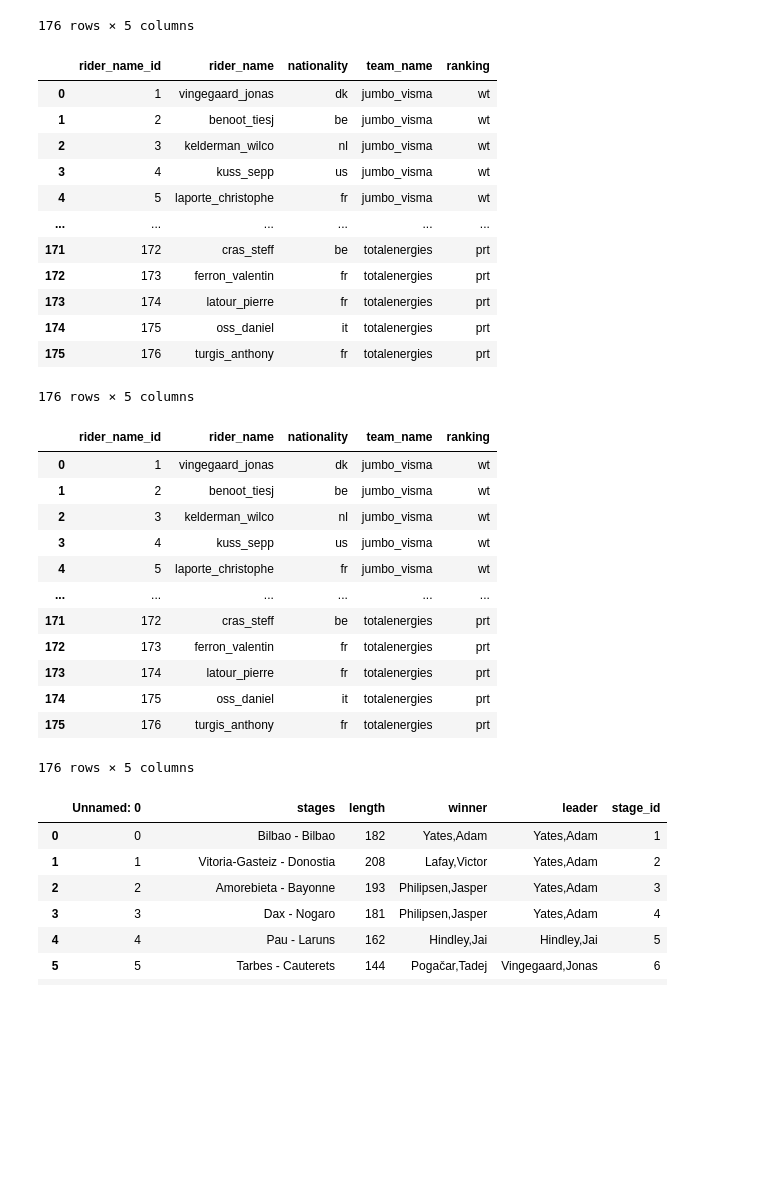
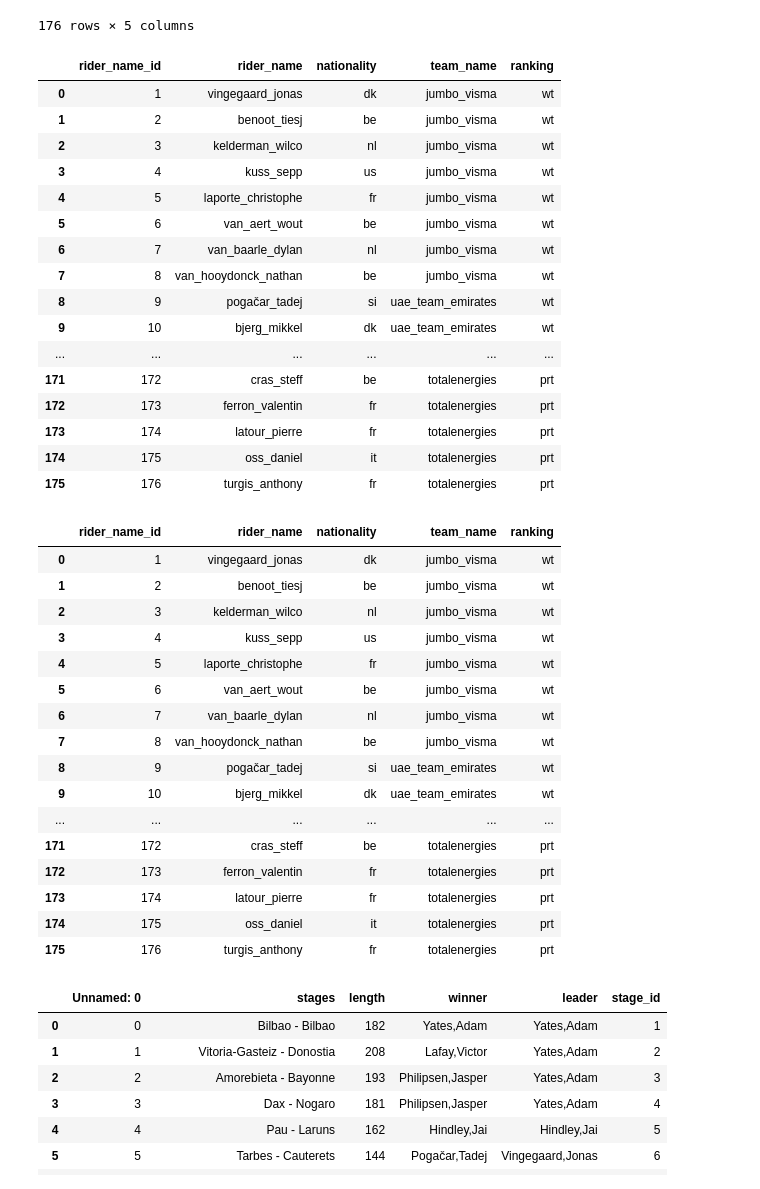
Before and after one commit to luisgh87/w4-project_ETL, a Jupyter notebook: le_grande_boucle.ipynb, the cells around one changed output. Cells and saved outputs as stored; diff of their text form; code cells hidden in the pictures; blank space fills up the shorter version.

```diff
--- a/le_grande_boucle.ipynb
+++ b/le_grande_boucle.ipynb
@@ -1330,40 +1330,50 @@ startlist_df
 # cambiar los elementos de la columna "team_name" a minusculas
 
 startlist_df['team_name'] = startlist_df['team_name'].str.lower()
 
 startlist_df
 
 # eliminar los espaciones y los guiones de "team_name" y cambarlos por guiones bajos
 
 startlist_df['team_name'] = startlist_df['team_name'].str.replace(' ', '_').str.replace('-', '_')
 
 startlist_df
 
 # eliminar los guiones bajos del final de los elementos de la columna "team_name"
 
 startlist_df['team_name'] = startlist_df['team_name'].str.rstrip('_')
 
 startlist_df
 
 # cambiar los dobres guiones bajos por un solo guion bajo
 
 startlist_df['team_name'] = startlist_df['team_name'].str.replace('__', '_')
 
 startlist_df
+
+# mostrar todo el dataframe
+
+pd.set_option('display.max_rows', None)
+
+startlist_df
 # %% [output]
 |  | rider_name_id | rider_name | nationality | team_name | ranking |
 | 0 | 1 | vingegaard_jonas | dk | jumbo_visma | wt |
 | 1 | 2 | benoot_tiesj | be | jumbo_visma | wt |
 | 2 | 3 | kelderman_wilco | nl | jumbo_visma | wt |
 | 3 | 4 | kuss_sepp | us | jumbo_visma | wt |
 | 4 | 5 | laporte_christophe | fr | jumbo_visma | wt |
+| 5 | 6 | van_aert_wout | be | jumbo_visma | wt |
+| 6 | 7 | van_baarle_dylan | nl | jumbo_visma | wt |
+| 7 | 8 | van_hooydonck_nathan | be | jumbo_visma | wt |
+| 8 | 9 | pogačar_tadej | si | uae_team_emirates | wt |
+| 9 | 10 | bjerg_mikkel | dk | uae_team_emirates | wt |
 | ... | ... | ... | ... | ... | ... |
 | 171 | 172 | cras_steff | be | totalenergies | prt |
 | 172 | 173 | ferron_valentin | fr | totalenergies | prt |
 | 173 | 174 | latour_pierre | fr | totalenergies | prt |
 | 174 | 175 | oss_daniel | it | totalenergies | prt |
 | 175 | 176 | turgis_anthony | fr | totalenergies | prt |
-176 rows × 5 columns
 # %%
 # cambiar los elementos de la columna "nationality" a minusculas
 
@@ -1377,13 +1387,17 @@ startlist_df
 | 2 | 3 | kelderman_wilco | nl | jumbo_visma | wt |
 | 3 | 4 | kuss_sepp | us | jumbo_visma | wt |
 | 4 | 5 | laporte_christophe | fr | jumbo_visma | wt |
+| 5 | 6 | van_aert_wout | be | jumbo_visma | wt |
+| 6 | 7 | van_baarle_dylan | nl | jumbo_visma | wt |
+| 7 | 8 | van_hooydonck_nathan | be | jumbo_visma | wt |
+| 8 | 9 | pogačar_tadej | si | uae_team_emirates | wt |
+| 9 | 10 | bjerg_mikkel | dk | uae_team_emirates | wt |
 | ... | ... | ... | ... | ... | ... |
 | 171 | 172 | cras_steff | be | totalenergies | prt |
 | 172 | 173 | ferron_valentin | fr | totalenergies | prt |
 | 173 | 174 | latour_pierre | fr | totalenergies | prt |
 | 174 | 175 | oss_daniel | it | totalenergies | prt |
 | 175 | 176 | turgis_anthony | fr | totalenergies | prt |
-176 rows × 5 columns
 # %%
 # exportar a csv los datos de startlist_df
 
```
Also changed, not shown: parts of 10 cells of this notebook, 1 other file.
